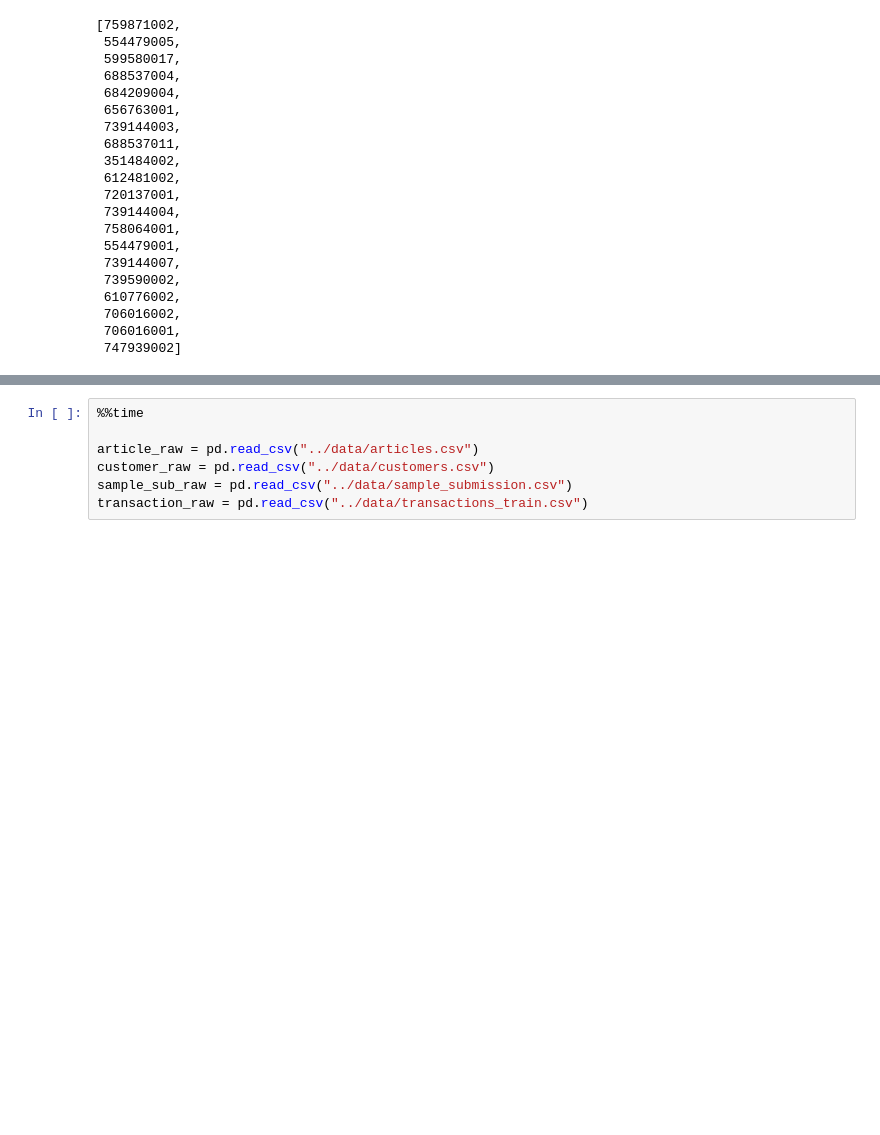
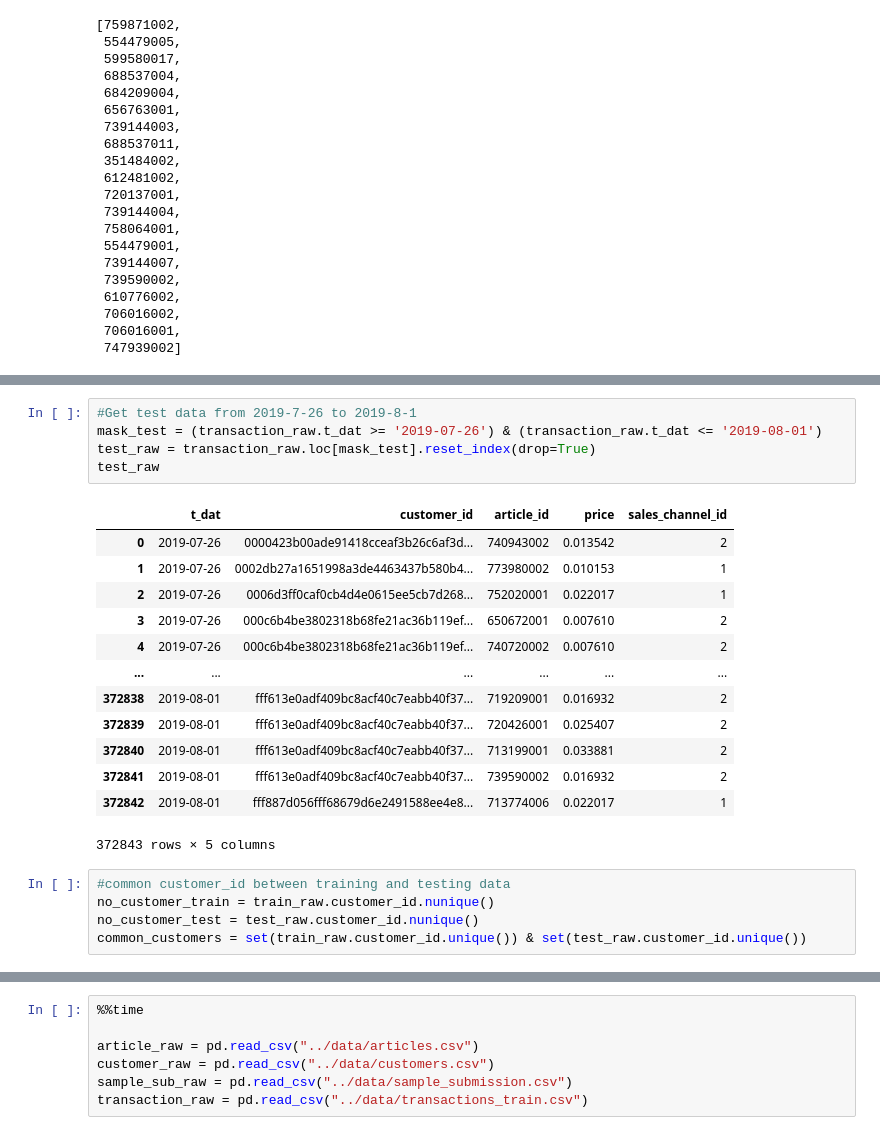
Before and after one commit to alexkychen/HMproduct, a Jupyter notebook: notebook/1. Exploratory Data Analysis.ipynb, the cells around one changed output, grey strips where cells are left out. Saved outputs shown, nothing was run; the diff lists cells and outputs as text; blank space fills up the shorter version.

```diff
--- a/notebook/1. Exploratory Data Analysis.ipynb
+++ b/notebook/1. Exploratory Data Analysis.ipynb
@@ -105,0 +125,24 @@ top20_article_id
+# %%
+#Get test data from 2019-7-26 to 2019-8-1
+mask_test = (transaction_raw.t_dat >= '2019-07-26') & (transaction_raw.t_dat <= '2019-08-01')
+test_raw = transaction_raw.loc[mask_test].reset_index(drop=True)
+test_raw
+# %% [output]
+|  | t_dat | customer_id | article_id | price | sales_channel_id |
+| 0 | 2019-07-26 | 0000423b00ade91418cceaf3b26c6af3d... | 740943002 | 0.013542 | 2 |
+| 1 | 2019-07-26 | 0002db27a1651998a3de4463437b580b4... | 773980002 | 0.010153 | 1 |
+| 2 | 2019-07-26 | 0006d3ff0caf0cb4d4e0615ee5cb7d268... | 752020001 | 0.022017 | 1 |
+| 3 | 2019-07-26 | 000c6b4be3802318b68fe21ac36b119ef... | 650672001 | 0.007610 | 2 |
+| 4 | 2019-07-26 | 000c6b4be3802318b68fe21ac36b119ef... | 740720002 | 0.007610 | 2 |
+| ... | ... | ... | ... | ... | ... |
+| 372838 | 2019-08-01 | fff613e0adf409bc8acf40c7eabb40f37... | 719209001 | 0.016932 | 2 |
+| 372839 | 2019-08-01 | fff613e0adf409bc8acf40c7eabb40f37... | 720426001 | 0.025407 | 2 |
+| 372840 | 2019-08-01 | fff613e0adf409bc8acf40c7eabb40f37... | 713199001 | 0.033881 | 2 |
+| 372841 | 2019-08-01 | fff613e0adf409bc8acf40c7eabb40f37... | 739590002 | 0.016932 | 2 |
+| 372842 | 2019-08-01 | fff887d056fff68679d6e2491588ee4e8... | 713774006 | 0.022017 | 1 |
+372843 rows × 5 columns
+# %%
+#common customer_id between training and testing data
+no_customer_train = train_raw.customer_id.nunique()
+no_customer_test = test_raw.customer_id.nunique()
+common_customers = set(train_raw.customer_id.unique()) & set(test_raw.customer_id.unique())
```
Also changed, not shown: parts of 15 cells of this notebook, 1 other file.
